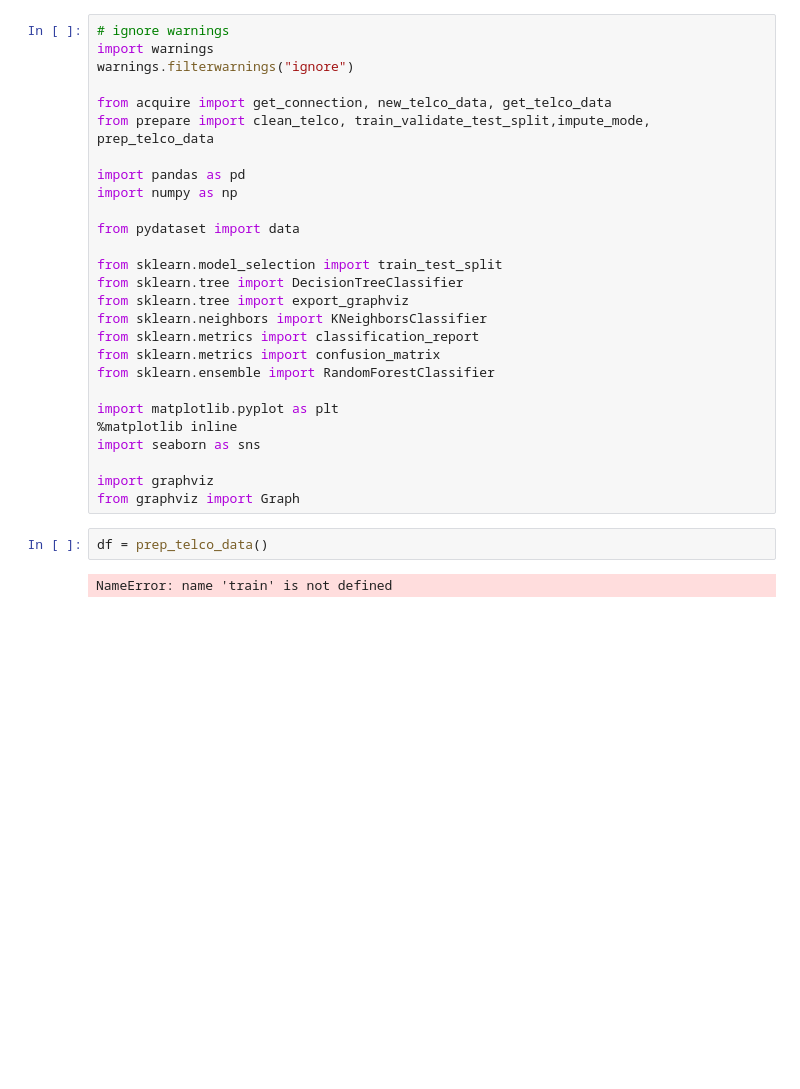
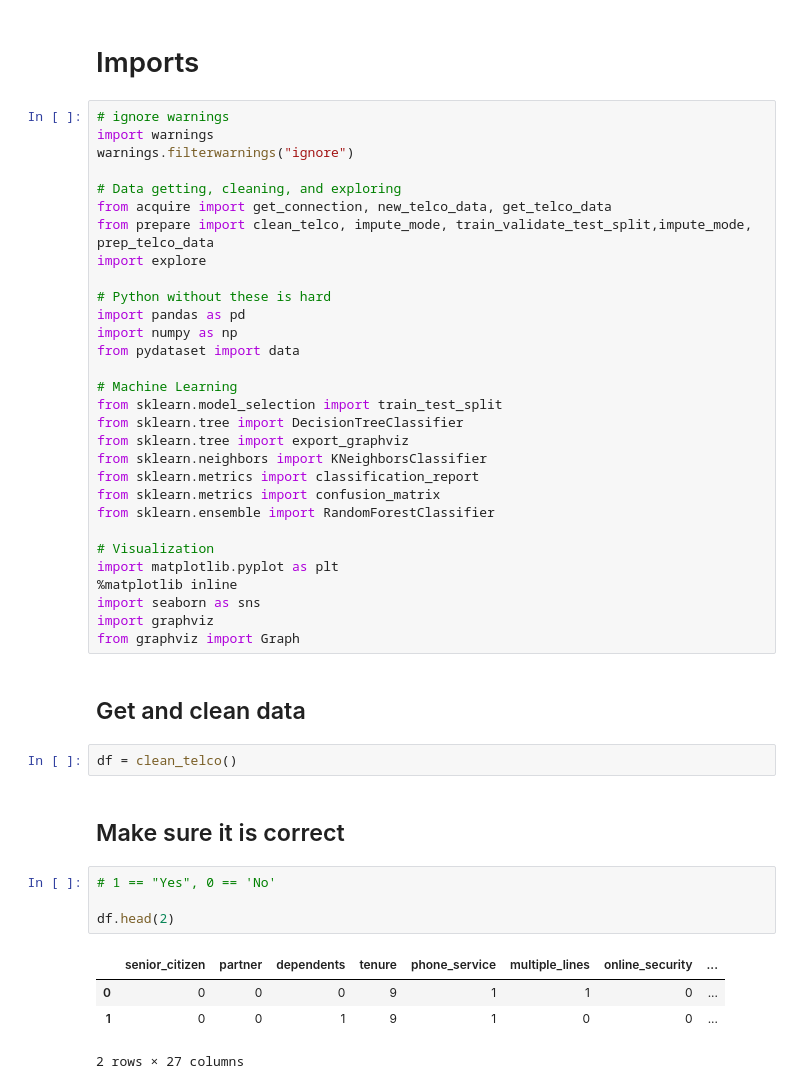
Before and after one commit to mdalton87/classification-exercises, a Jupyter notebook: classification_project/Churn.ipynb, the cells around one changed output. Drawn from its saved outputs; the diff is of its cells as text; blank space fills up the shorter version.

Commit message:
created project folder with data, notebook, acquire and prepare files

```diff
--- a/classification_project/Churn.ipynb
+++ b/classification_project/Churn.ipynb
@@ -1,16 +1,21 @@
+# %% [markdown]
+# Imports
 # %%
 # ignore warnings
 import warnings
 warnings.filterwarnings("ignore")
 
+# Data getting, cleaning, and exploring
 from acquire import get_connection, new_telco_data, get_telco_data
-from prepare import clean_telco, train_validate_test_split,impute_mode, prep_telco_data
+from prepare import clean_telco, impute_mode, train_validate_test_split,impute_mode, prep_telco_data
+import explore
 
+# Python without these is hard
 import pandas as pd
 import numpy as np
-
 from pydataset import data
 
+# Machine Learning
 from sklearn.model_selection import train_test_split
 from sklearn.tree import DecisionTreeClassifier
 from sklearn.tree import export_graphviz
@@ -19,13 +24,24 @@ from sklearn.metrics import classification_report
 from sklearn.metrics import confusion_matrix
 from sklearn.ensemble import RandomForestClassifier
 
+# Visualization
 import matplotlib.pyplot as plt
 %matplotlib inline
 import seaborn as sns
-
 import graphviz
 from graphviz import Graph
+# %% [markdown]
+## Get and clean data
 # %%
-df = prep_telco_data()
+df = clean_telco()
-# %% [output]
-NameError: name 'train' is not defined
+# %% [markdown]
+## Make sure it is correct
+# %%
+# 1 == "Yes", 0 == 'No'
+
+df.head(2)
+# %% [output]
+|  | senior_citizen | partner | dependents | tenure | phone_service | multiple_lines | online_security | ... |
+| 0 | 0 | 0 | 0 | 9 | 1 | 1 | 0 | ... |
+| 1 | 0 | 0 | 1 | 9 | 1 | 0 | 0 | ... |
+2 rows × 27 columns
```
Also changed, not shown: parts of 10 cells of this notebook, 7 other files.
